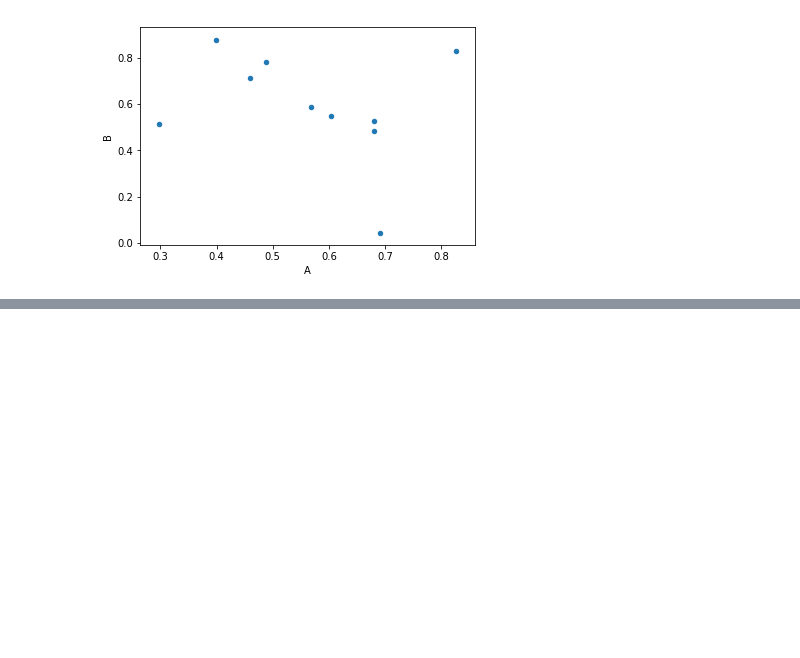
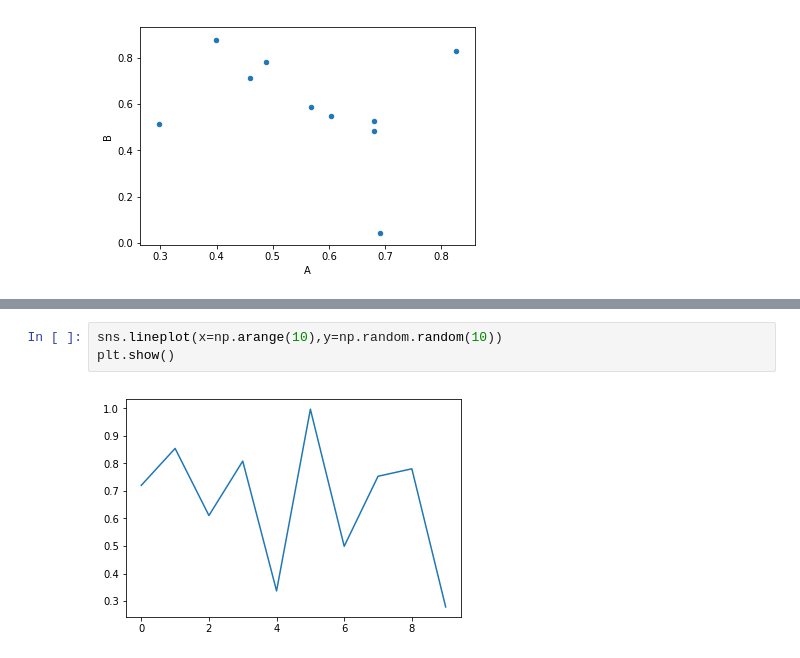
Before and after one commit to sachinyadav3496/SummerInternBatch2019, a Jupyter notebook: Batch10_30/data_science/4.Pandas.ipynb, the cells around one changed output, grey strips where cells are left out. Cells and saved outputs as stored; diff of their text form; blank space fills up the shorter version.

```diff
--- a/Batch10_30/data_science/4.Pandas.ipynb
+++ b/Batch10_30/data_science/4.Pandas.ipynb
@@ -288,0 +295,5 @@ df.plot(x='A',y='B',kind='scatter')
+# %%
+sns.lineplot(x=np.arange(10),y=np.random.random(10))
+plt.show()
+# %% [output]
+[figure, added]
```
Also changed, not shown: parts of 6 cells of this notebook.
